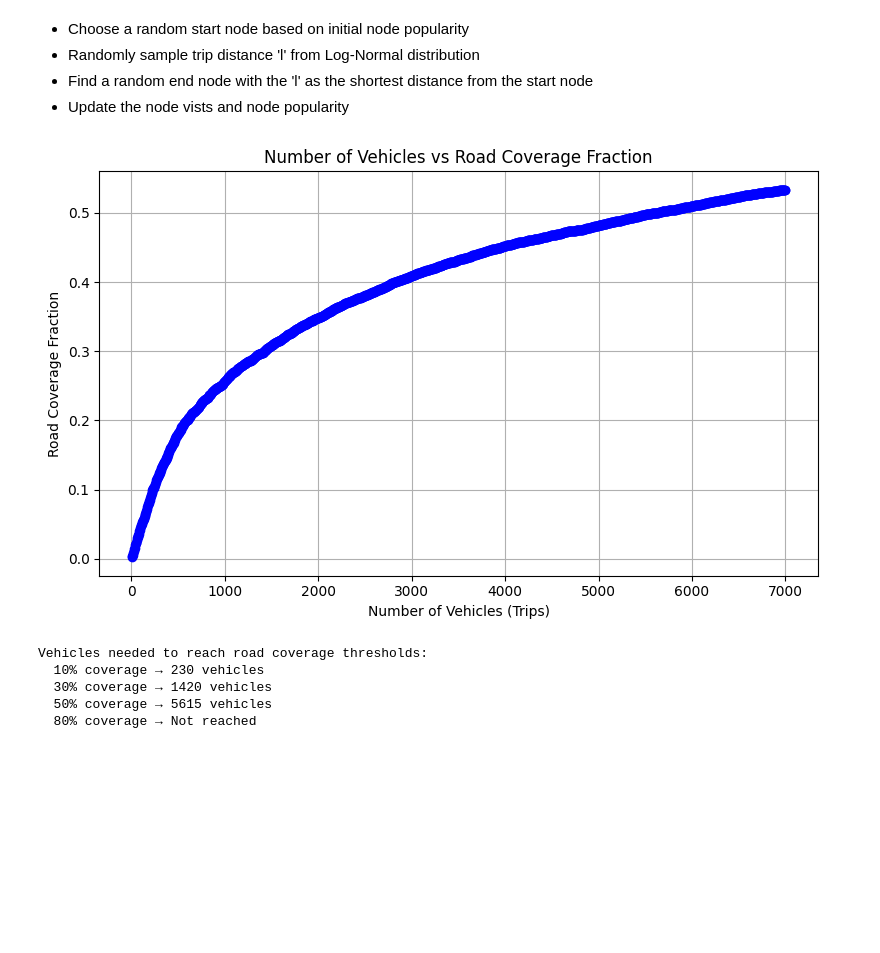
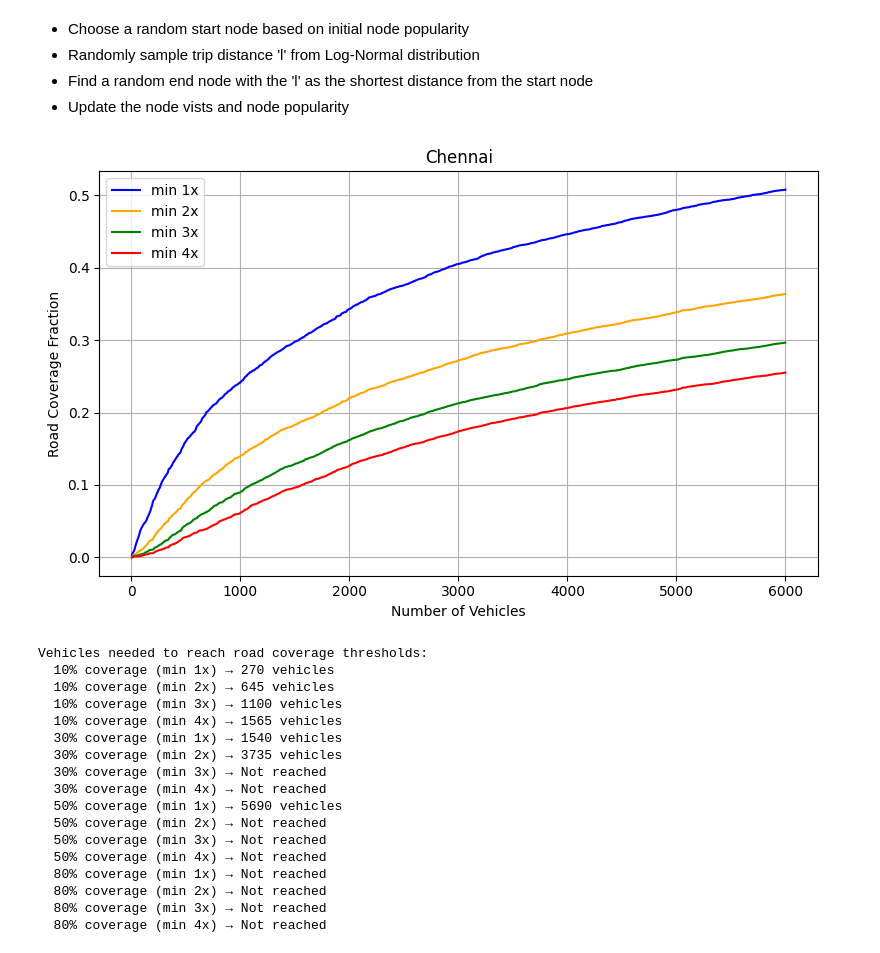
Before and after one commit to Navaneeth272001/vehicle_count_estimation, a Jupyter notebook: code.ipynb, the cells around one changed output. Cells and saved outputs as stored; diff of their text form; code cells hidden in the pictures; blank space fills up the shorter version.

Commit message:
added minimum number of times a vehicle visits a node for plotting

```diff
--- a/code.ipynb
+++ b/code.ipynb
@@ -35,8 +35,7 @@ node_df
 - Find a random end node with the 'l' as the shortest distance from the start node
 - Update the node vists and node popularity
 # %%
-
-# Reset node and edge stats
+# --- Initialization ---
 node_df['visits'] = 0
 node_df['popularity'] = np.random.rand(len(node_df)) + 1e-6
 node_df['popularity'] /= node_df['popularity'].sum()
@@ -45,7 +44,7 @@ edge_df = place_edges.copy()
 edge_df["visits"] = 0
 total_edges = len(edge_df)
 
-# --- Helpers ---
+# --- Helper Functions ---
 def normalize_popularity(df):
     df['popularity'] += 1e-6
     df['popularity'] /= df['popularity'].sum()
@@ -59,7 +58,9 @@ def sample_trip_distance(mu_log_meters=np.log(3000), sigma=0.5):
 
 def find_destination_node(G, start_node, target_length, tolerance=50):
     try:
-        lengths = nx.single_source_dijkstra_path_length(G, start_node, weight='length', cutoff=target_length + tolerance)
+        lengths = nx.single_source_dijkstra_path_length(
+            G, start_node, weight='length', cutoff=target_length + tolerance
+        )
         candidates = [node for node, dist in lengths.items() if abs(dist - target_length) <= tolerance]
         if candidates:
             return np.random.choice(candidates)
@@ -86,8 +87,8 @@ def update_edge_visits(path, visited_edges_set):
 
 def simulate_trip():
     start = sample_start_node()
-    l = sample_trip_distance()
-    end = find_destination_node(G_undirected, start, l)
+    trip_length = sample_trip_distance()
+    end = find_destination_node(G_undirected, start, trip_length)
     if end and start != end:
         try:
             path = nx.shortest_path(G_undirected, start, end, weight='length')
@@ -97,55 +98,73 @@ def simulate_trip():
             return None
     return None
 
 # --- Main Simulation ---
-# User input
 num_vehicles = int(input("Enter the number of vehicles to simulate: "))
+checkpoint_interval = 5
 
 vehicle_counts = []
-road_coverage_fractions = []
+coverage_dict = {1: [], 2: [], 3: [], 4: []}
 visited_edges = set()
-
-checkpoint_interval = 5
 
 for i in range(1, num_vehicles + 1):
     path = simulate_trip()
     if path:
         update_edge_visits(path, visited_edges)
 
     if i % checkpoint_interval == 0:
         vehicle_counts.append(i)
-        road_coverage_fractions.append(len(visited_edges) / total_edges)
+        for threshold in [1, 2, 3, 4]:
+            covered = (edge_df["visits"] >= threshold).sum()
+            coverage_dict[threshold].append(covered / total_edges)
 
 # --- Plotting ---
 plt.figure(figsize=(8, 5))
-plt.plot(vehicle_counts, road_coverage_fractions, marker='o', color='blue')
-plt.title("Number of Vehicles vs Road Coverage Fraction")
-plt.xlabel("Number of Vehicles (Trips)")
+colors = ['blue', 'orange', 'green', 'red']
+labels = ['min 1x', 'min 2x', 'min 3x', 'min 4x']
+
+for i, threshold in enumerate([1, 2, 3, 4]):
+    plt.plot(vehicle_counts, coverage_dict[threshold], color=colors[i], label=labels[i])
+
+plt.title("Chennai")
+plt.xlabel("Number of Vehicles")
 plt.ylabel("Road Coverage Fraction")
+plt.legend()
 plt.grid(True)
 plt.tight_layout()
 plt.show()
 
 # --- Threshold Reporting ---
 coverage_thresholds = [0.1, 0.3, 0.5, 0.8]
-threshold_hits = {}
-
-for threshold in coverage_thresholds:
-    for vehicles, coverage in zip(vehicle_counts, road_coverage_fractions):
-        if coverage >= threshold:
-            threshold_hits[threshold] = vehicles
-            break
 
 print("Vehicles needed to reach road coverage thresholds:")
 for threshold in coverage_thresholds:
-    if threshold in threshold_hits:
-        print(f"  {int(threshold * 100)}% coverage → {threshold_hits[threshold]} vehicles")
-    else:
-        print(f"  {int(threshold * 100)}% coverage → Not reached")
+    for k in [1, 2, 3, 4]:
+        hit = None
+        for vehicles, coverage in zip(vehicle_counts, coverage_dict[k]):
+            if coverage >= threshold:
+                hit = vehicles
+                break
+        label = f"min {k}x"
+        if hit:
+            print(f"  {int(threshold * 100)}% coverage ({label}) → {hit} vehicles")
+        else:
+            print(f"  {int(threshold * 100)}% coverage ({label}) → Not reached")
 # %% [output]
-[figure, old version]
+[figure, new version]
 Vehicles needed to reach road coverage thresholds:
-  10% coverage → 230 vehicles
-  30% coverage → 1420 vehicles
-  50% coverage → 5615 vehicles
-  80% coverage → Not reached
+  10% coverage (min 1x) → 270 vehicles
+  10% coverage (min 2x) → 645 vehicles
+  10% coverage (min 3x) → 1100 vehicles
+  10% coverage (min 4x) → 1565 vehicles
+  30% coverage (min 1x) → 1540 vehicles
+  30% coverage (min 2x) → 3735 vehicles
+  30% coverage (min 3x) → Not reached
+  30% coverage (min 4x) → Not reached
+  50% coverage (min 1x) → 5690 vehicles
+  50% coverage (min 2x) → Not reached
+  50% coverage (min 3x) → Not reached
+  50% coverage (min 4x) → Not reached
+  80% coverage (min 1x) → Not reached
+  80% coverage (min 2x) → Not reached
+  80% coverage (min 3x) → Not reached
+  80% coverage (min 4x) → Not reached
```
